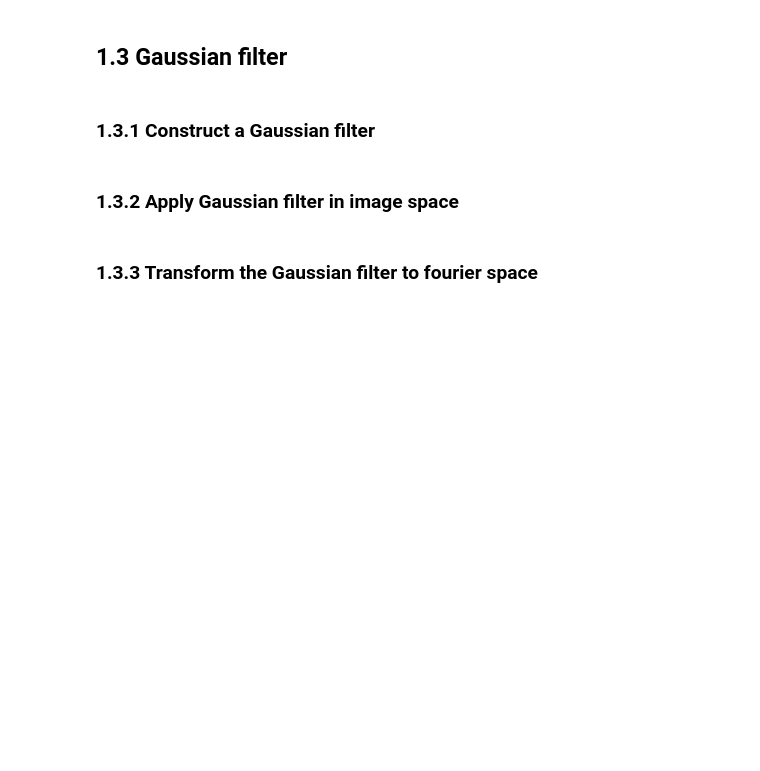
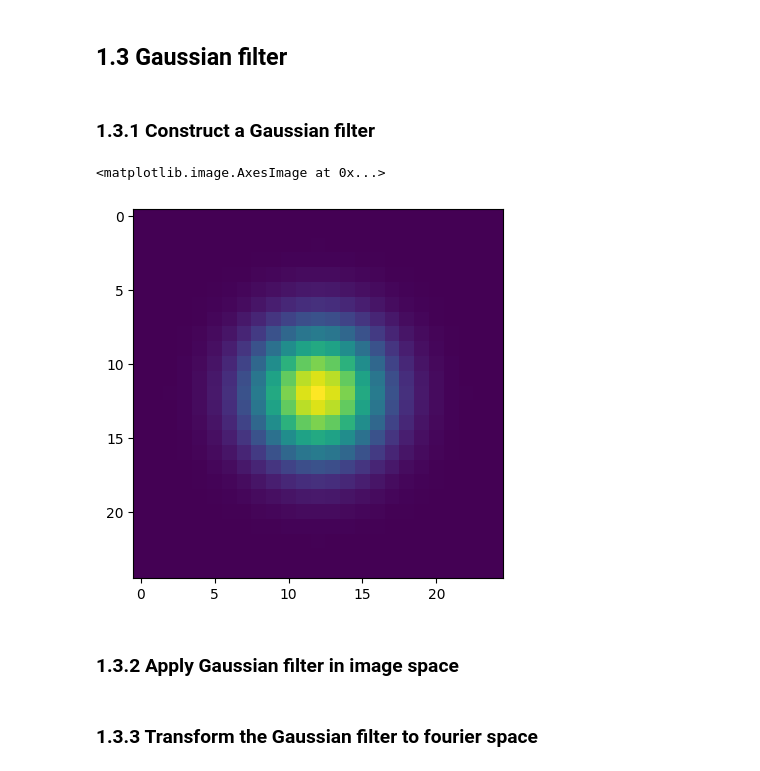
Before and after one commit to faehdy/Bildverarbeitung, a Jupyter notebook: fourier.ipynb, the cells around one changed output. Saved outputs shown, nothing was run; the diff lists cells and outputs as text; code cells hidden in the pictures; blank space fills up the shorter version.

```diff
--- a/fourier.ipynb
+++ b/fourier.ipynb
@@ -80,15 +89,35 @@ if PLOT_RESULTS:   #plot_results:
 # %%
 # TODO
 def g_kern(kernlen=5, std=1):
     ''' Returns a 2D Gaussian kernel with standard devitation sig
     input:
         kernlen: length of the filter
         std: standard deviation of the gaussian in pixels
     output:
         g_kern_2d: a gaussian kernel of size (kernlen, kernlen) with sum 1
     '''
-    g_kern_2d = ...
+    #define center of the kernel
+    centre = (kernlen - 1) / 2
+    # define grid
+    arr = np.arange((-kernlen//2),(kernlen//2)+1)
+
+    x , y = np.meshgrid(arr + 0.5 , arr + 0.5)
+
+
+    # Calculate the 2D Gaussian kernel
+    g_kern_2d = stats.norm.cdf(x, scale=std) * stats.norm.cdf(y, scale=std)
+    g_kern_2d = np.diff(g_kern_2d, axis=0)
+    g_kern_2d = np.diff(g_kern_2d, axis=1)
+
+    # Normalize the kernel
+    g_kern_2d /= np.sum(g_kern_2d)
+
     return g_kern_2d
+
+plt.imshow(g_kern(kernlen=25, std=3))
+# %% [output]
+<matplotlib.image.AxesImage at 0x...>
+[figure, added]
 # %% [markdown]
 ### 1.3.2 Apply Gaussian filter in image space
 # %%
```
Also changed, not shown: parts of 8 cells of this notebook, 2 other files.
